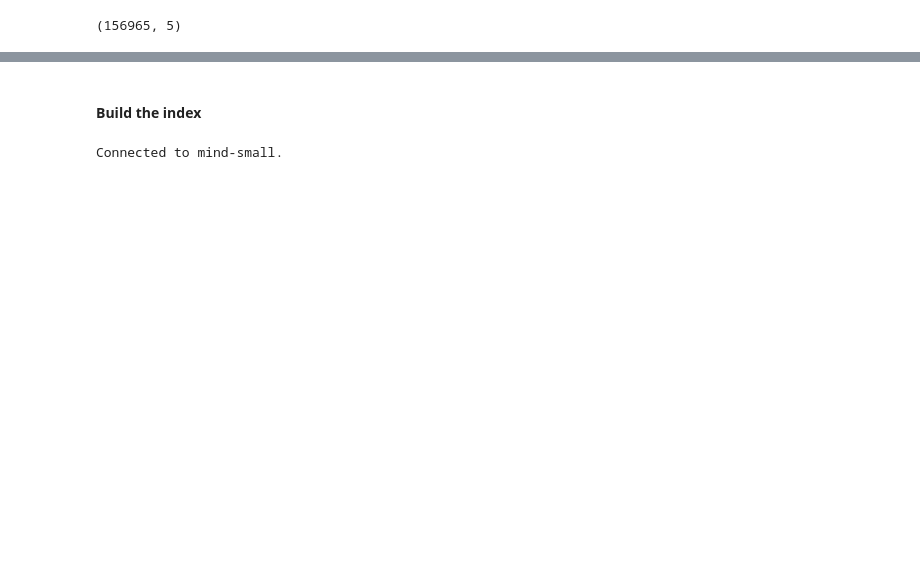
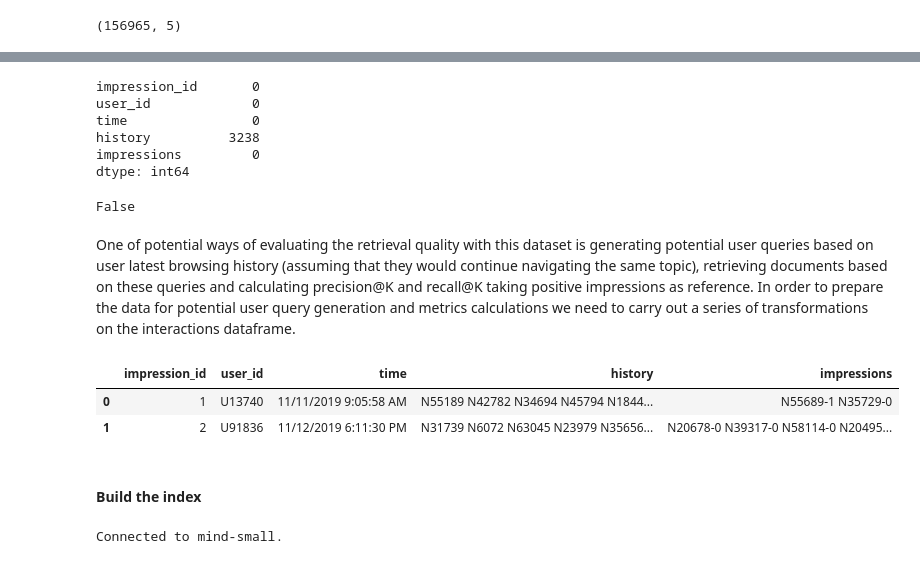
Before and after one commit to ekaterinaleks/news_hybrid_rag, a Jupyter notebook: main_v3 - Copy.ipynb, the cells around one changed output, grey strips where cells are left out. Cells and saved outputs as stored; diff of their text form; code cells hidden in the pictures; blank space fills up the shorter version.

```diff
--- a/main_v3 - Copy.ipynb
+++ b/main_v3 - Copy.ipynb
@@ -97,0 +254,10 @@ interactions_df.shape
+# %%
+#check nulls
+interactions_df.isna().sum()
+# %% [output]
+impression_id       0
+user_id             0
+time                0
+history          3238
+impressions         0
+dtype: int64
@@ -97,0 +267,14 @@ interactions_df.shape
+# %%
+#check duplicates
+interactions_df.duplicated().any()
+# %% [output]
+False
+# %% [markdown]
+One of potential ways of evaluating the retrieval quality with this dataset is generating potential user queries based on user latest browsing history (assuming that they would continue navigating the same topic), retrieving documents based on these queries and calculating precision@K and recall@K taking positive impressions as reference.
+In order to prepare the data for potential user query generation and metrics calculations we need to carry out a series of transformations on the interactions dataframe.
+# %%
+interactions_df.head(2)
+# %% [output]
+|  | impression_id | user_id | time | history | impressions |
+| 0 | 1 | U13740 | 11/11/2019 9:05:58 AM | N55189 N42782 N34694 N45794 N1844... | N55689-1 N35729-0 |
+| 1 | 2 | U91836 | 11/12/2019 6:11:30 PM | N31739 N6072 N63045 N23979 N35656... | N20678-0 N39317-0 N58114-0 N20495... |
```
Also changed, not shown: parts of 53 cells of this notebook.
